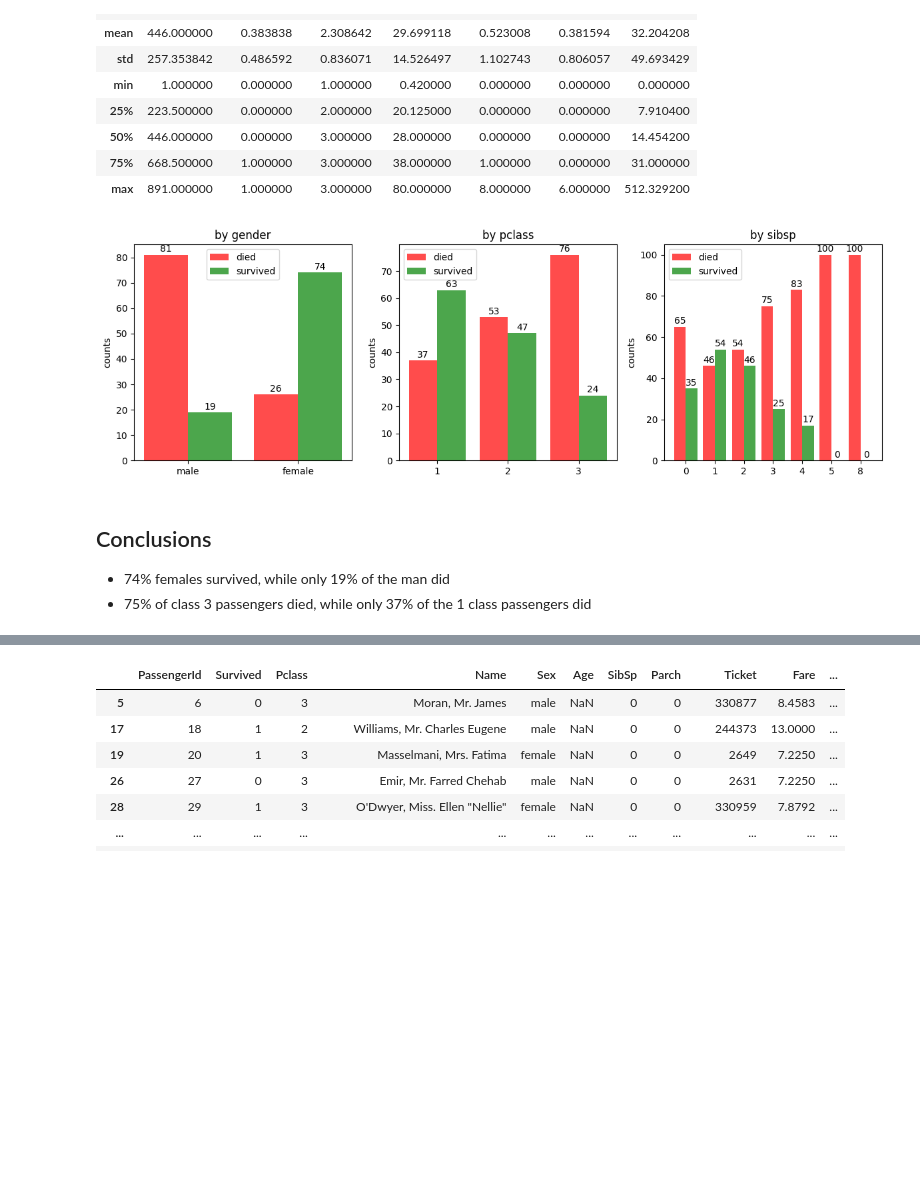
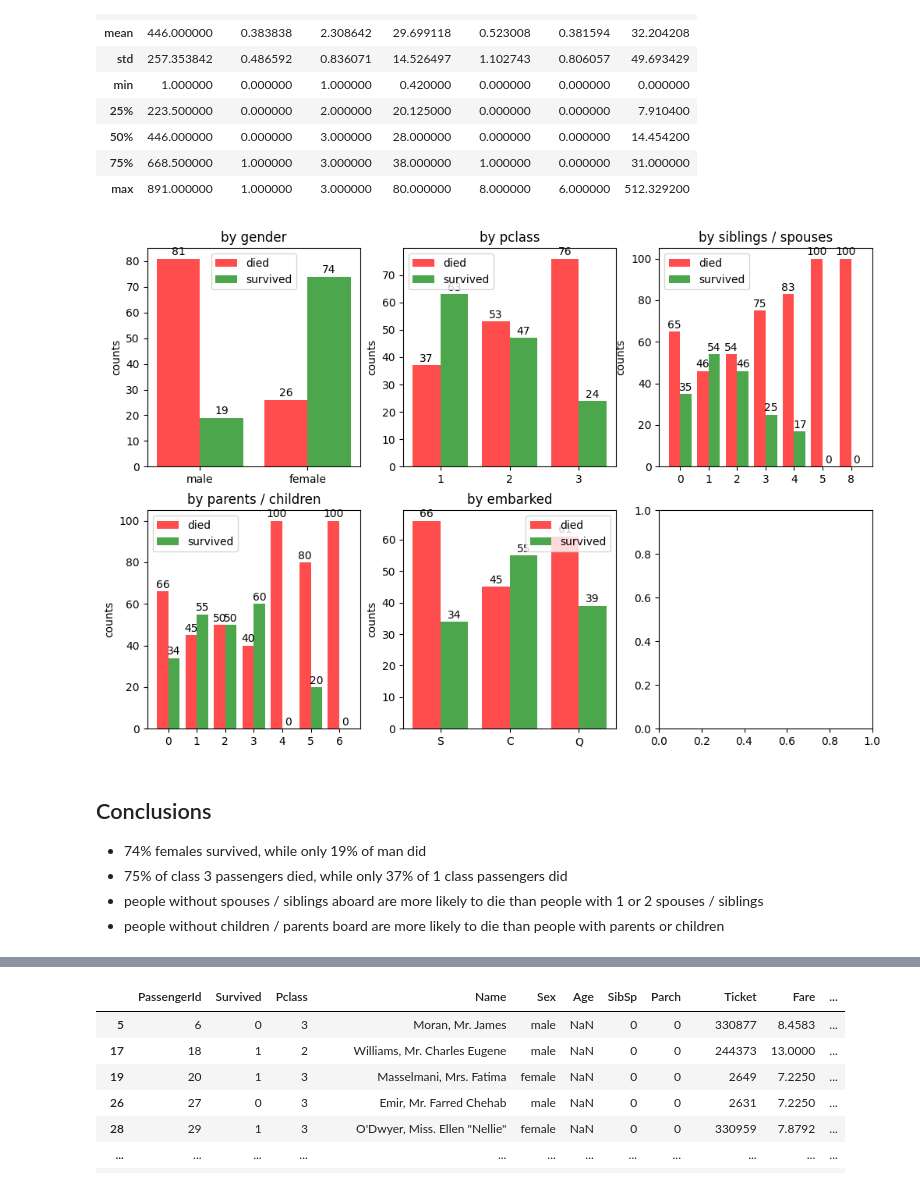
Before and after one commit to el-mike/ml-shenanigans, a Jupyter notebook: titanic/data_explorer.ipynb, the cells around one changed output, grey strips where cells are left out. Saved outputs shown, nothing was run; the diff lists cells and outputs as text; code cells hidden in the pictures; blank space fills up the shorter version.

Commit message:
feat: additional graph, conclusions update

```diff
--- a/titanic/data_explorer.ipynb
+++ b/titanic/data_explorer.ipynb
@@ -74,15 +74,35 @@ counts_by_sib_sp = get_survived_counts(
   [train_set[columns.SIB_SP] == x for x in unique_sib_sp_values],
   normalize=True
 )
+
+unique_parch_values = np.sort(train_set[columns.PARCH].unique())
+
+counts_by_parch = get_survived_counts(
+  train_set,
+  [train_set[columns.PARCH] == x for x in unique_parch_values],
+  normalize=True
+)
+
+unique_embarked_values = train_set[columns.EMBARKED].dropna().unique()
+
+counts_by_embarked = get_survived_counts(
+  train_set,
+  [train_set[columns.EMBARKED] == x for x in unique_embarked_values],
+  normalize=True
+)
 # %%
 plot_survived_by_category([
   ('by gender', train_set[columns.SEX].unique(), counts_by_gender),
   ('by pclass', [1, 2, 3], counts_by_class),
-  ('by sibsp', unique_sib_sp_values, counts_by_sib_sp),
+  ('by siblings / spouses', unique_sib_sp_values, counts_by_sib_sp),
+  ('by parents / children', unique_parch_values, counts_by_parch),
+  ('by embarked', unique_embarked_values, counts_by_embarked)
 ])
 # %% [output]
-[figure, old version]
+[figure, new version]
 # %% [markdown]
 ## Conclusions
-- 74% females survived, while only 19% of the man did
-- 75% of class 3 passengers died, while only 37% of the 1 class passengers did
+- 74% females survived, while only 19% of man did
+- 75% of class 3 passengers died, while only 37% of 1 class passengers did
+- people without spouses / siblings aboard are more likely to die than people with 1 or 2 spouses / siblings
+- people without children / parents board are more likely to die than people with parents or children
```
Also changed, not shown: parts of 1 cell of this notebook, 1 other file.
